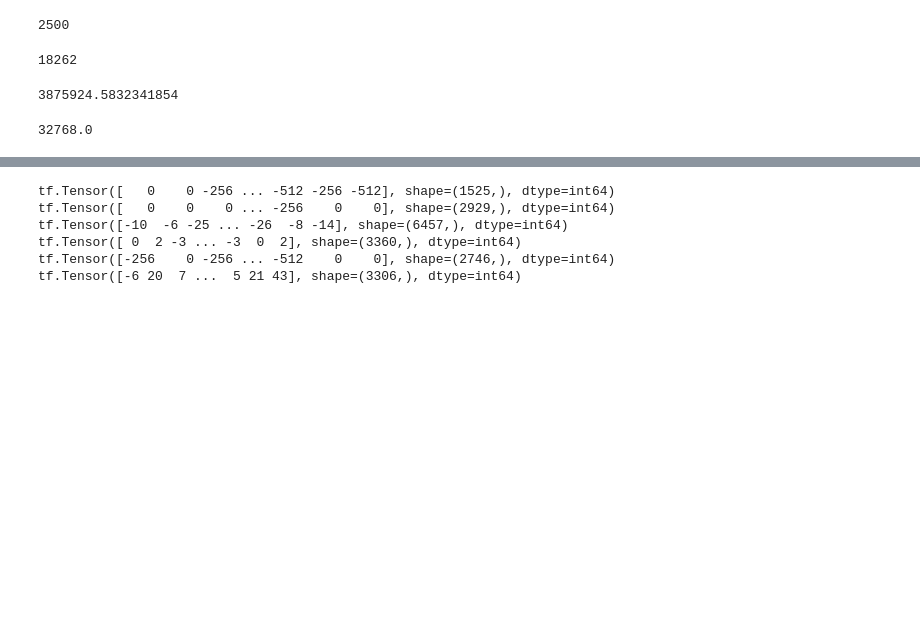
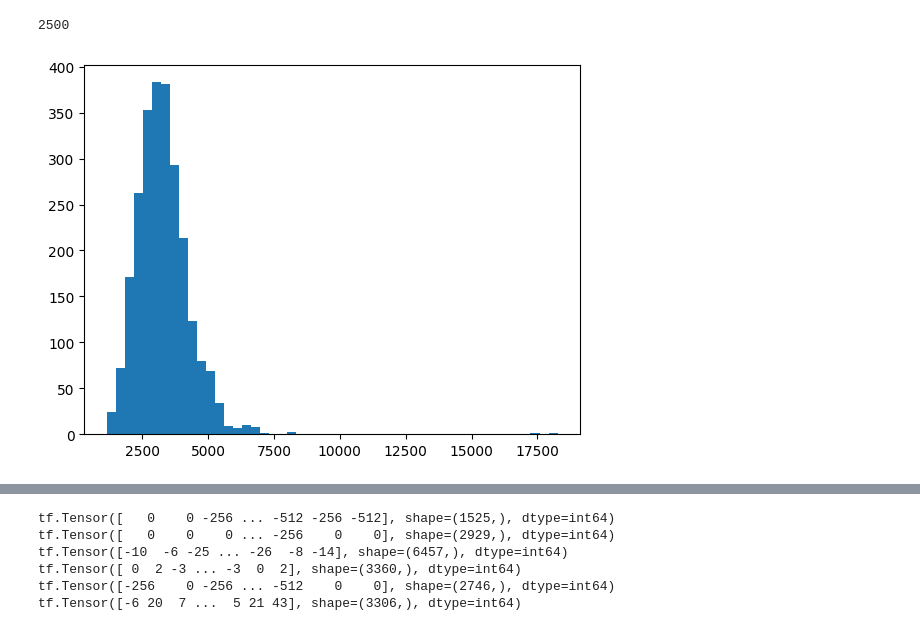
Before and after one commit to martinbatek/dl_final_project, a Jupyter notebook: Summative assessment 3.ipynb, the cells around one changed output, grey strips where cells are left out. Cells and saved outputs as stored; diff of their text form; code cells hidden in the pictures; blank space fills up the shorter version.

```diff
--- a/Summative assessment 3.ipynb
+++ b/Summative assessment 3.ipynb
@@ -102,10 +102,12 @@ print(tf.data.experimental.cardinality(ds).numpy())
 2500
 # %%
 # Get the maximum length of the audio data
-max_len = 0
+lengths = []
 for elem in ds.as_numpy_iterator():
-    max_len = max(elem['audio'].shape[0],max_len)
+    lengths.append(elem['audio'].shape[0])
 
-print(max_len)
+# plot lenghts
+plt.hist(lengths,bins=50)
+plt.show()
 # %% [output]
-18262
+[figure, added]
@@ -118,4 +113,0 @@ data_var = np.var(data)
-# %%
-data_var
-# %% [output]
-3875924.5832341854
@@ -124,4 +113,0 @@ data_max = np.abs(data).max()
-# %%
-data_max
-# %% [output]
-32768.0
```
Also changed, not shown: parts of 29 cells of this notebook.
